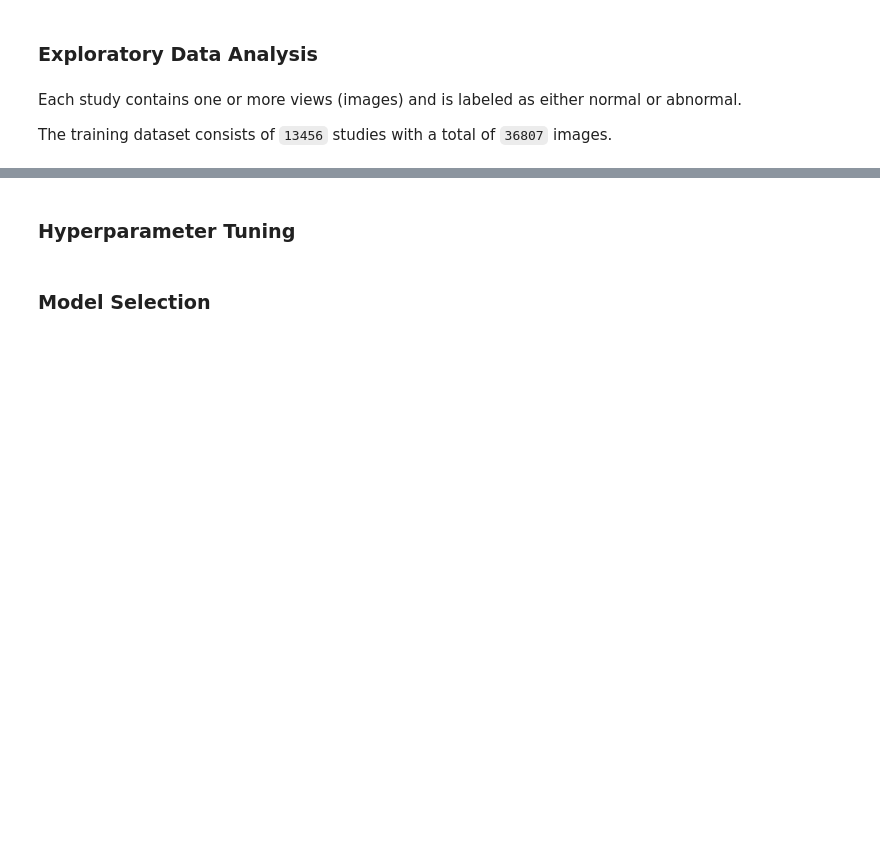
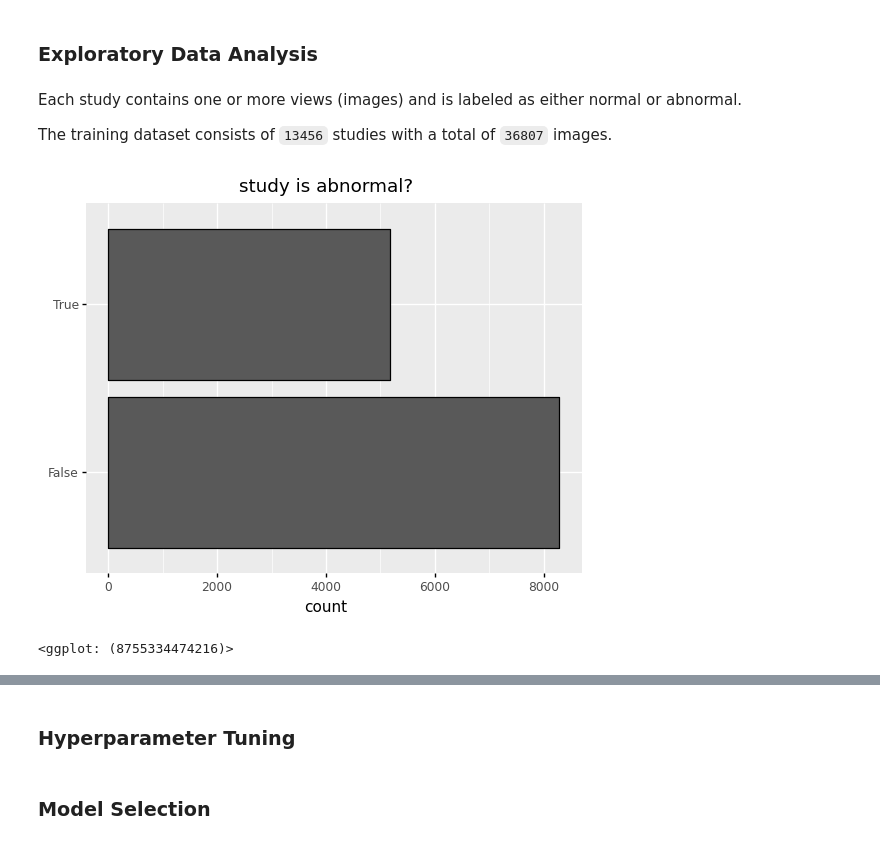
Before and after one commit to ilias-ant/x-ray-abnormality-detection, a Jupyter notebook: CNNs.ipynb, the cells around one changed output, grey strips where cells are left out. Saved outputs shown, nothing was run; the diff lists cells and outputs as text; code cells hidden in the pictures; blank space fills up the shorter version.

```diff
--- a/CNNs.ipynb
+++ b/CNNs.ipynb
@@ -154,3 +229,15 @@ shape: (13456, 5)
 Each study contains one or more views (images) and is labeled as either normal or abnormal.
 
 The training dataset consists of `13456` studies with a total of `36807` images.
+# %%
+abnormal = train_labeled_studies["label"] == "1"
+
+(
+    ggplot()
+    + geom_bar(mapping=aes(x=abnormal), colour="black")
+    + labs(title="study is abnormal?", x="")
+    + coord_flip()
+)
+# %% [output]
+[figure, added]
+<ggplot: (8755334474216)>
```
Also changed, not shown: parts of 27 cells of this notebook, 2 other files.
